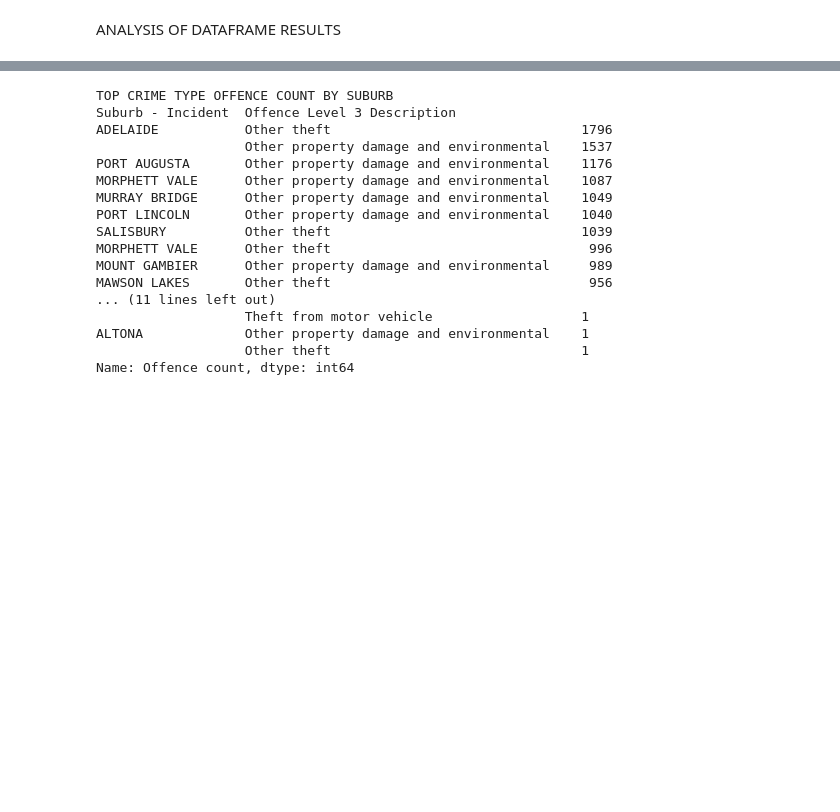
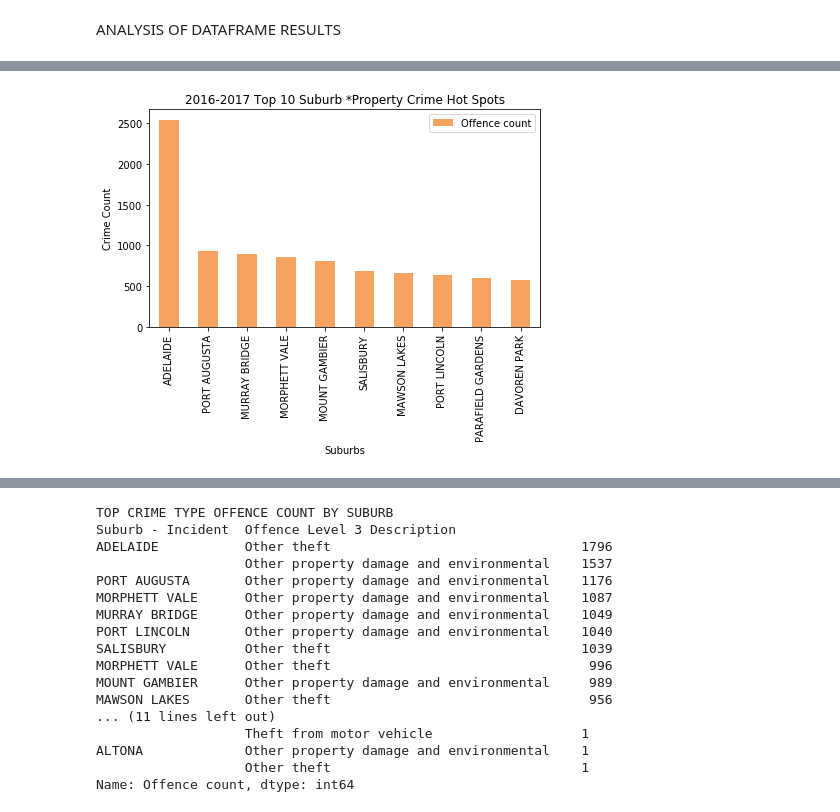
Before and after one commit to Sprettle/Chevrolet-Chilis, a Jupyter notebook: suburb_crime.ipynb, the cells around one changed output, grey strips where cells are left out. Saved outputs shown, nothing was run; the diff lists cells and outputs as text; code cells hidden in the pictures; blank space fills up the shorter version.

Commit message:
Completed top 10 suburb crime hot spots by crime count

```diff
--- a/suburb_crime.ipynb
+++ b/suburb_crime.ipynb
@@ -303,0 +431,18 @@ Name: Suburb - Incident, dtype: int64
+# %%
+#Financial Yr Dataframe: y19_20
+## ANALYSIS OF LEVEL 3 CRIME TYPES (FOR ALL SUBURBS BY FINANCIAL YEAR) ####
+y19_20
+
+#Groupby suburb and sum up offence counts
+y19_20_crime_suburbs=y19_20.groupby(["Suburb - Incident"]).sum()["Offence count"]
+y19_20_crime_suburbs=y19_20_crime_suburbs.reset_index()
+
+#TOP 20 SUBURBS (CHRONOLOGICALLY) WITH HIGHEST CRIME RATES
+y19_20_top10_crime_suburbs=y19_20_crime_suburbs.sort_values(by="Offence count",ascending=False)
+y19_20_top10_crime_suburbs=y19_20_top10_crime_suburbs.head(10)
+print(f"Top 10 Crime Suburbs\n{y19_20_top10_crime_suburbs}\n")
+
+#BOTTOM 20 SUBURBS (CHRONOLOGICALLY) WITH HIGHEST CRIME RATES
+y19_20_bot10_crime_suburbs=y19_20_crime_suburbs.sort_values(by="Offence count",ascending=True)
+y19_20_bot10_crime_suburbs=y19_20_bot10_crime_suburbs.head(10)
+print(f"Bottom 10 Crime Suburbs\n{y19_20_bot10_crime_suburbs}\n")
@@ -303,0 +469,79 @@ Name: Suburb - Incident, dtype: int64
+# %%
+#---------PANDA BAR CHART ------------
+
+y15_16_top10_crime_suburbs.plot(kind="bar", figsize=(7,4), x='Suburb - Incident', color="royalblue", rot=90, legend=False)
+# Set a title for the chart
+plt.title("2015-2016 Top 10 Suburb *Property Crime Hot Spots")
+plt.xlabel("Suburbs")
+plt.ylabel("Crime Count")
+
+#Use DataFrame.plot() in order to create a bar chart of the data
+# y15_16_top10_crime_suburbs.plot(kind="bar",figsize=(7,4), rot=90, color="royalblue",width=0.5);
+
+#Save figure
+plt.savefig("Graph_Results/y15_16_top20_crime_suburbs.png",bbox_inches="tight")
+plt.show()
+
+#--------------------
+
+#Use DataFrame.plot() in order to create a bar chart of the data
+y16_17_top10_crime_suburbs.plot(kind="bar", figsize=(7,4), x='Suburb - Incident', rot=90, color="sandybrown",width=0.5);
+
+# Set a title for the chart
+plt.title("2016-2017 Top 10 Suburb *Property Crime Hot Spots")
+plt.xlabel("Suburbs")
+plt.ylabel("Crime Count")
+
+
+#Save figure
+plt.savefig("Graph_Results/y16_17_top10_crime_suburbs.png",bbox_inches="tight")
+plt.show()
+
+#--------------------
+
+
+#Use DataFrame.plot() in order to create a bar chart of the data
+y17_18_top10_crime_suburbs.plot(kind="bar", figsize=(7,4), x='Suburb - Incident', rot=90, color="olivedrab",width=0.5);
+
+# Set a title for the chart
+plt.title("2017-2018 Top 10 Suburb *Property Crime Hot Spots")
+plt.xlabel("Suburbs")
+plt.ylabel("Crime Count")
+
+#Save figure
+plt.savefig("Graph_Results/y17_18_top10_crime_suburbs.png",bbox_inches="tight")
+plt.show()
+
+#--------------------
+
+#Use DataFrame.plot() in order to create a bar chart of the data
+y18_19_top10_crime_suburbs.plot(kind="bar", figsize=(7,4), x='Suburb - Incident', rot=90, color="purple",width=0.5);
+
+# Set a title for the chart
+plt.title("2018-2019 Top 10 Suburb *Property Crime Hot Spots")
+plt.xlabel("Suburbs")
+plt.ylabel("Crime Count")
+
+#Save figure
+plt.savefig("Graph_Results/y18_19_top20_crime_suburbs.png",bbox_inches="tight")
+plt.show()
+
+#--------------------
+
+#Use DataFrame.plot() in order to create a bar chart of the data6
+y19_20_top10_crime_suburbs.plot(kind="bar", figsize=(7,4), x='Suburb - Incident', rot=90, color="plum");
+
+# Set a title for the chart
+plt.title("2019-2020 Top 10 Suburb *Property Crime Hot Spots")
+plt.xlabel("Suburbs")
+plt.ylabel("Crime Count")
+
+#Save figure
+plt.savefig("Graph_Results/y19_20_top20_crime_suburbs.png",bbox_inches="tight")
+plt.show()
+
+#---------------------------------------------
+
+# df.B.plot(kind='bar',secondary_y=True)
+# plt.show()
+# %% [output]
@@ -303,0 +549 @@ Name: Suburb - Incident, dtype: int64
+[figure, added]
```
Also changed, not shown: parts of 19 cells of this notebook, 4 other files.
